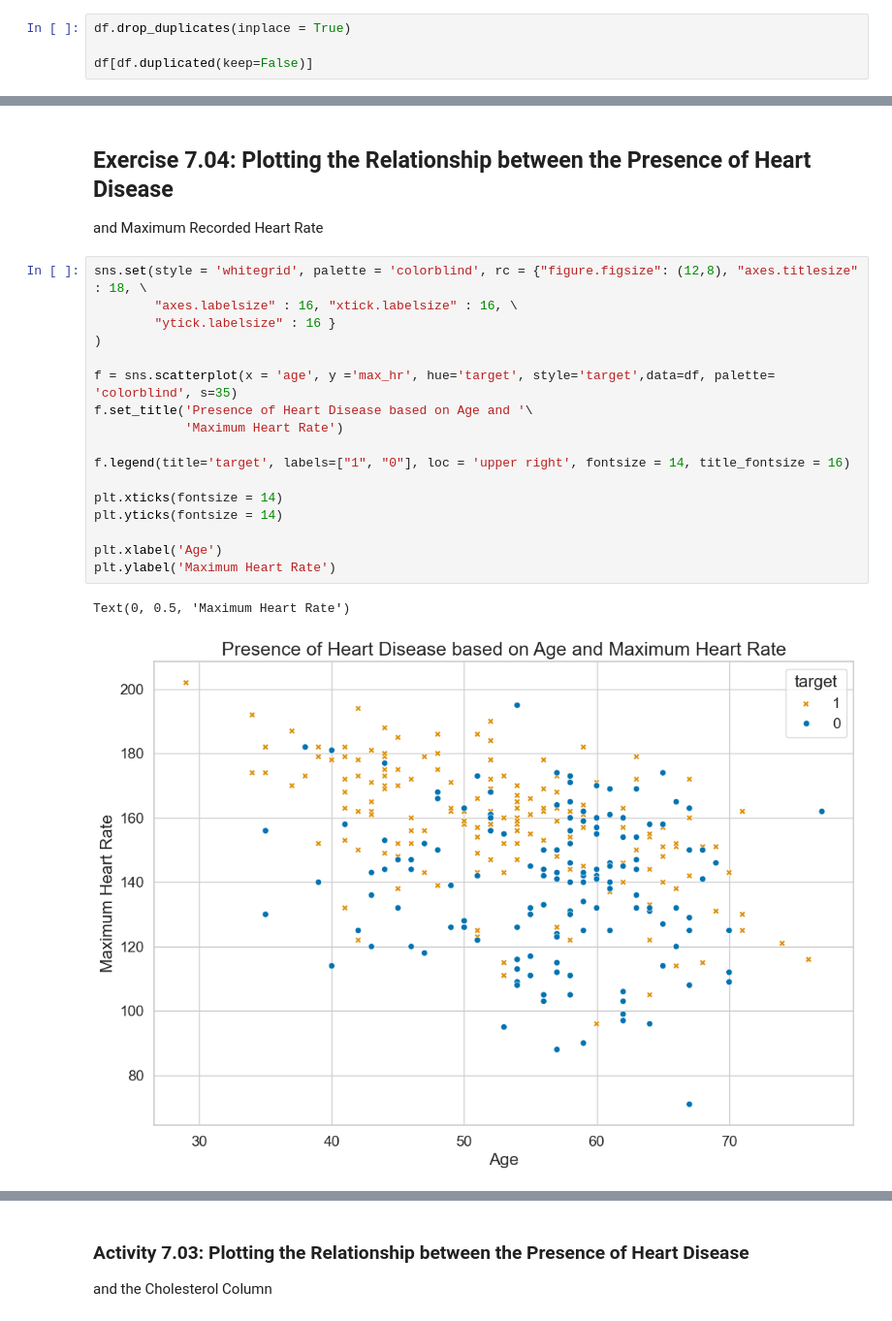
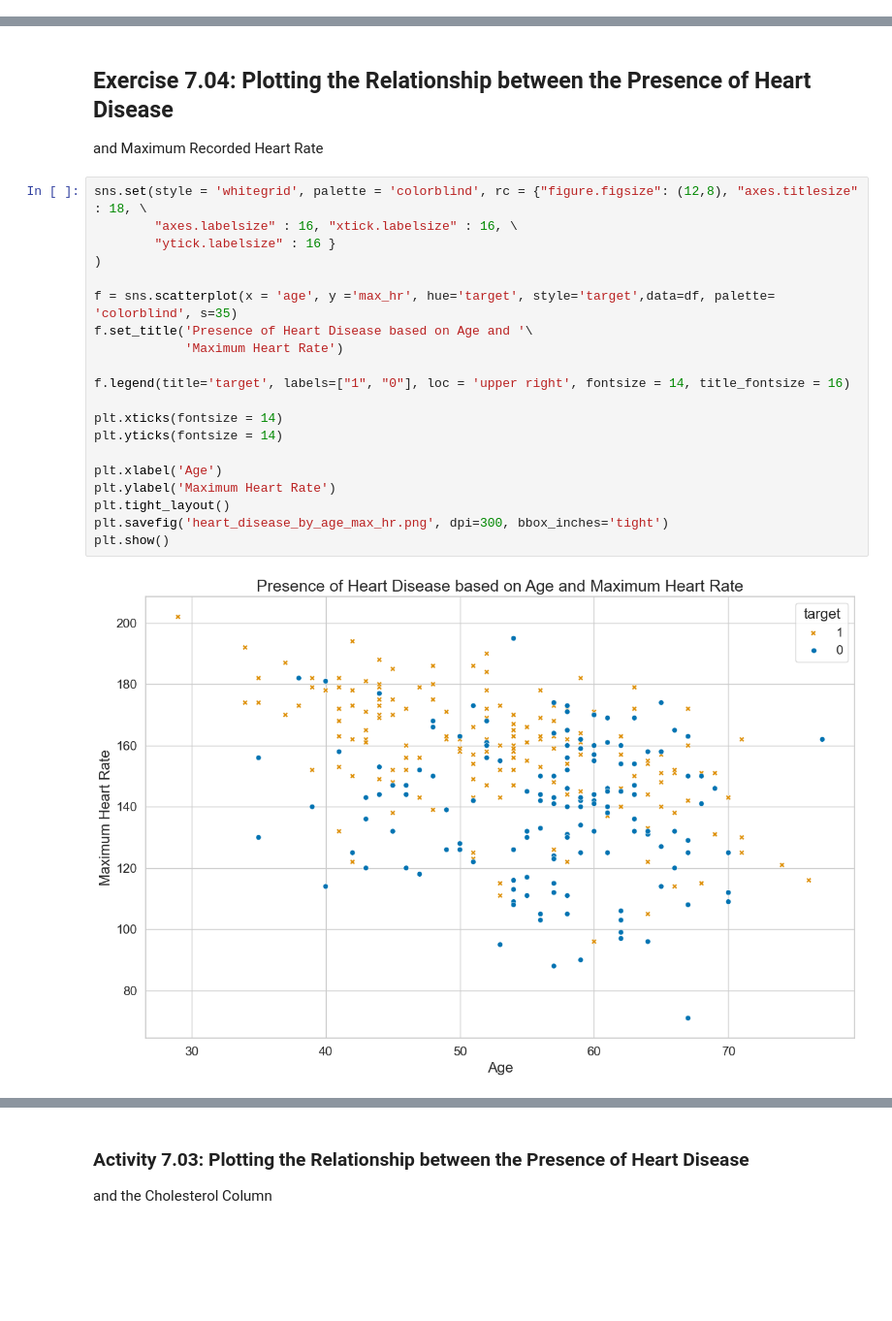
Before and after one commit to thuytienleee/Analyzing-the-Heart-Disease-Dataset, a Jupyter notebook: eda_heart_dieases.ipynb, the cells around one changed output, grey strips where cells are left out. Shown at 97% size. Cells and saved outputs as stored; diff of their text form; blank space fills up the shorter version.

```diff
--- a/eda_heart_dieases.ipynb
+++ b/eda_heart_dieases.ipynb
@@ -115,4 +130,0 @@ df[df.duplicated(keep=False)]
-# %%
-df.drop_duplicates(inplace = True)
-
-df[df.duplicated(keep=False)]
@@ -291,23 +287,25 @@ and Maximum Recorded Heart Rate
 # %%
 sns.set(style = 'whitegrid', palette = 'colorblind', rc = {"figure.figsize": (12,8), "axes.titlesize" : 18, \
         "axes.labelsize" : 16, "xtick.labelsize" : 16, \
         "ytick.labelsize" : 16 }
 )
 
 f = sns.scatterplot(x = 'age', y ='max_hr', hue='target', style='target',data=df, palette= 'colorblind', s=35)
 f.set_title('Presence of Heart Disease based on Age and '\
             'Maximum Heart Rate')
 
 f.legend(title='target', labels=["1", "0"], loc = 'upper right', fontsize = 14, title_fontsize = 16)
 
 plt.xticks(fontsize = 14)
 plt.yticks(fontsize = 14)
 
 plt.xlabel('Age')
 plt.ylabel('Maximum Heart Rate')
+plt.tight_layout()
+plt.savefig('heart_disease_by_age_max_hr.png', dpi=300, bbox_inches='tight')
+plt.show()
 # %% [output]
-Text(0, 0.5, 'Maximum Heart Rate')
-[figure, old version]
+[figure, new version]
 # %%
 
 df['age_category'] = pd.cut(df.age, \
```
Also changed, not shown: parts of 22 cells of this notebook, 13 other files.
